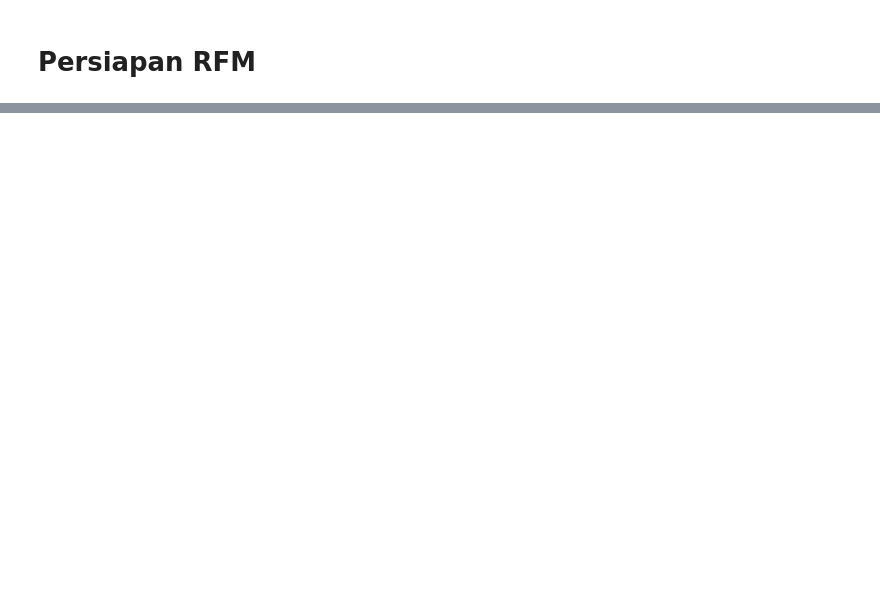
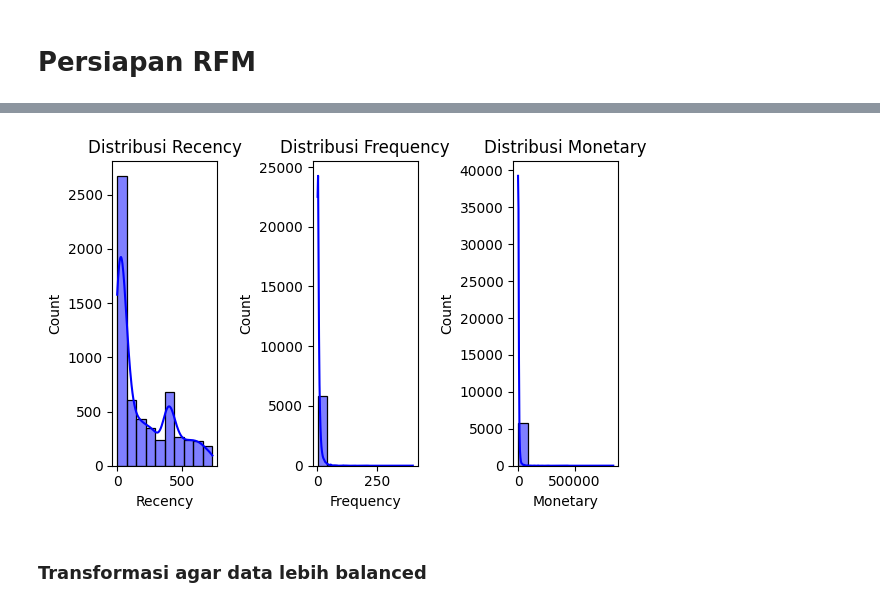
Before and after one commit to ShiftorTheOrca/asah-capstone, a Jupyter notebook: Asah_Fetch_A25_CS328.ipynb, the cells around one changed output, grey strips where cells are left out. Cells and saved outputs as stored; diff of their text form; code cells hidden in the pictures; blank space fills up the shorter version.

```diff
--- a/Asah_Fetch_A25_CS328.ipynb
+++ b/Asah_Fetch_A25_CS328.ipynb
@@ -291,0 +291,4 @@ df_clean
+# %%
+# Hitung total belanja setiap barang
+df_clean['Total'] = df_clean['Quantity'] * df_clean['Price']
+df_clean.head(3)
@@ -291,0 +300,10 @@ df_clean
+# %%
+# Asumsi data diambil pada saat entri data terakhir
+tgl_pengambilan = df_clean['InvoiceDate'].max()
+
+df_rfm = df_clean.groupby('CustomerID').agg(
+  Recency=('InvoiceDate', lambda x: (tgl_pengambilan - x.max()).days),
+  Frequency=('Invoice', 'nunique'),
+  Monetary=('Total', 'sum')
+).reset_index()
+df_rfm
@@ -291,0 +336,14 @@ df_clean
+# %%
+column = ['Recency', 'Frequency', 'Monetary']
+plt.figure(figsize=(6, 4))
+
+for i, column in enumerate(column, 1):
+  plt.subplot(1, 3, i)
+  sns.histplot(df_rfm[column], bins=10, kde=True, color='blue')
+  plt.title(f'Distribusi {column}')
+plt.tight_layout()
+plt.show()
+# %% [output]
+[figure, added]
+# %% [markdown]
+### Transformasi agar data lebih balanced
```
Also changed, not shown: parts of 16 cells of this notebook.
